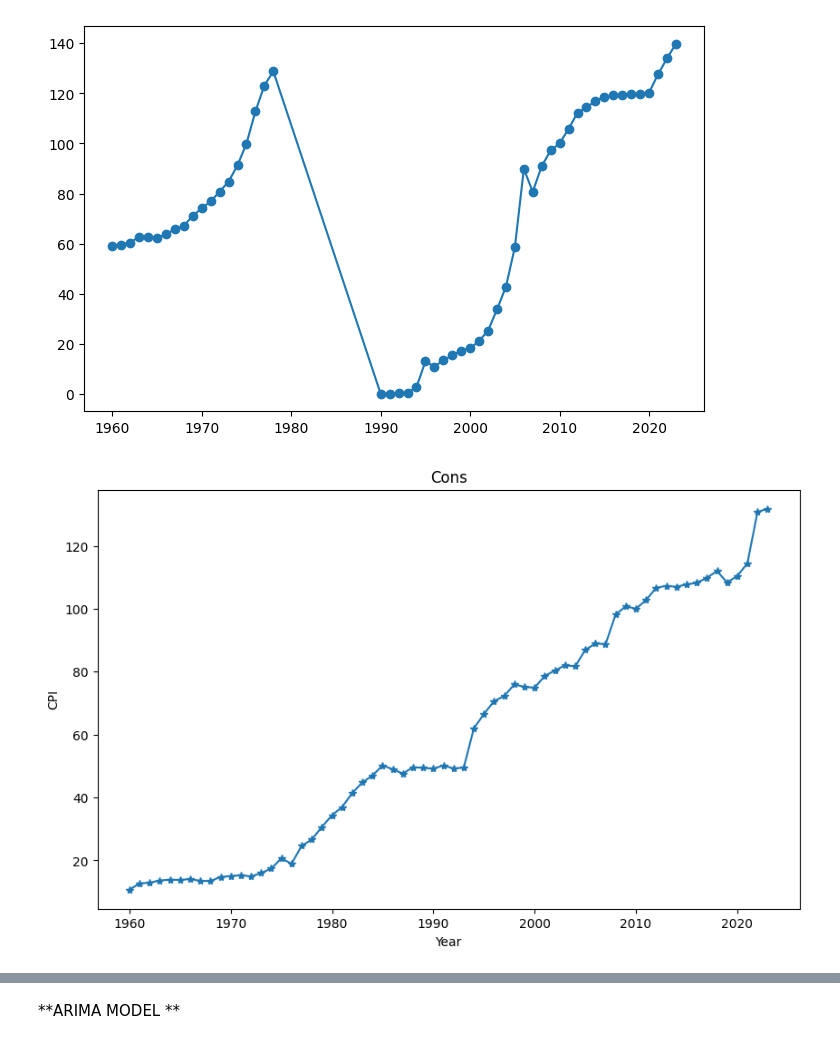
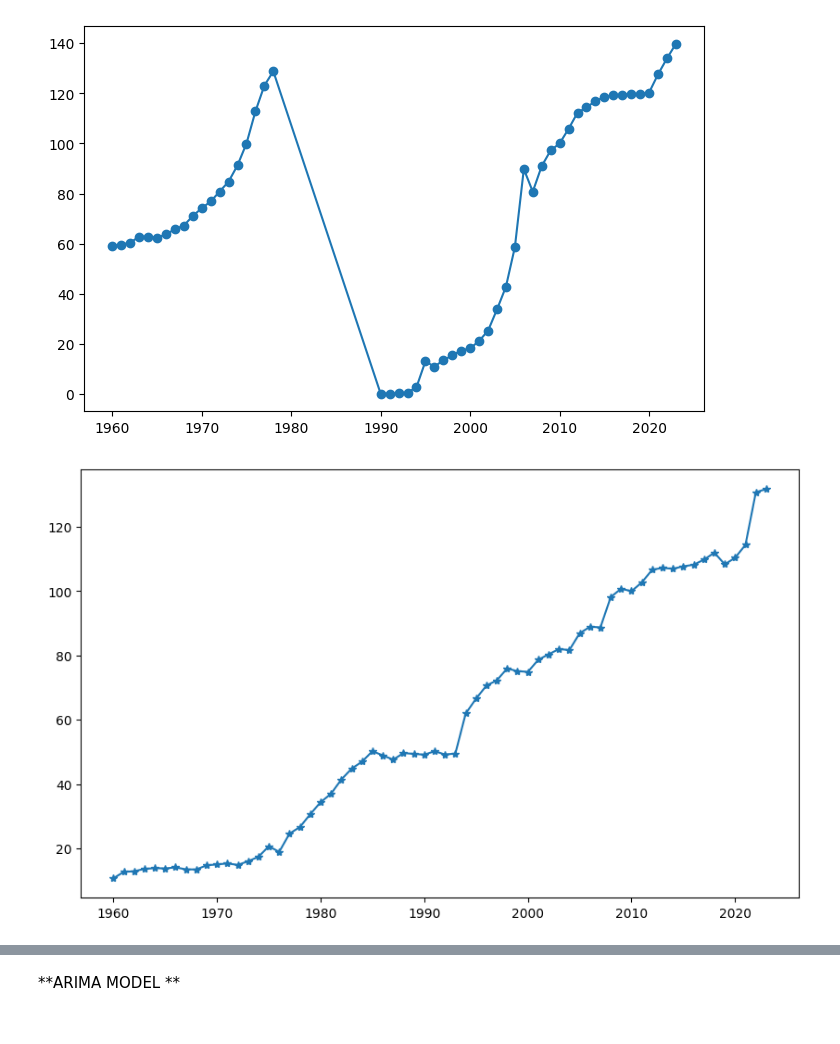
Before and after one commit to Lestonrego/Time-series, a Jupyter notebook: Time_Series.ipynb, the cells around one changed output, grey strips where cells are left out. Cells and saved outputs as stored; diff of their text form; code cells hidden in the pictures.

```diff
--- a/Time_Series.ipynb
+++ b/Time_Series.ipynb
@@ -83,19 +83,17 @@ plt.plot(country_df["Year"], country_df["Consumer price index (2010 = 100)"], ma
 # %%
 import pandas as pd
 import matplotlib.pyplot as plt
 
-# Load your CSV
-df = pd.read_csv("/content/consumer price.csv")
+
+df = pd.read_csv("consumer price.csv")
 country_cpi=df[(df["Entity"] == "Burkina Faso")]
 plt.figure(figsize=(10,6))
 plt.plot(country_cpi["Year"], country_cpi["Consumer price index (2010 = 100)"], marker="*")
-plt.title("Cons")
-plt.xlabel("Year")
-plt.ylabel("CPI")
+
 #plt.grid(True)
 plt.show()
 # %% [output]
-[figure, old version]
+[figure, new version]
 # %% [markdown]
 ![image.png](*embedded-picture-1)
 # %%
```
Also changed, not shown: parts of 15 cells of this notebook.
